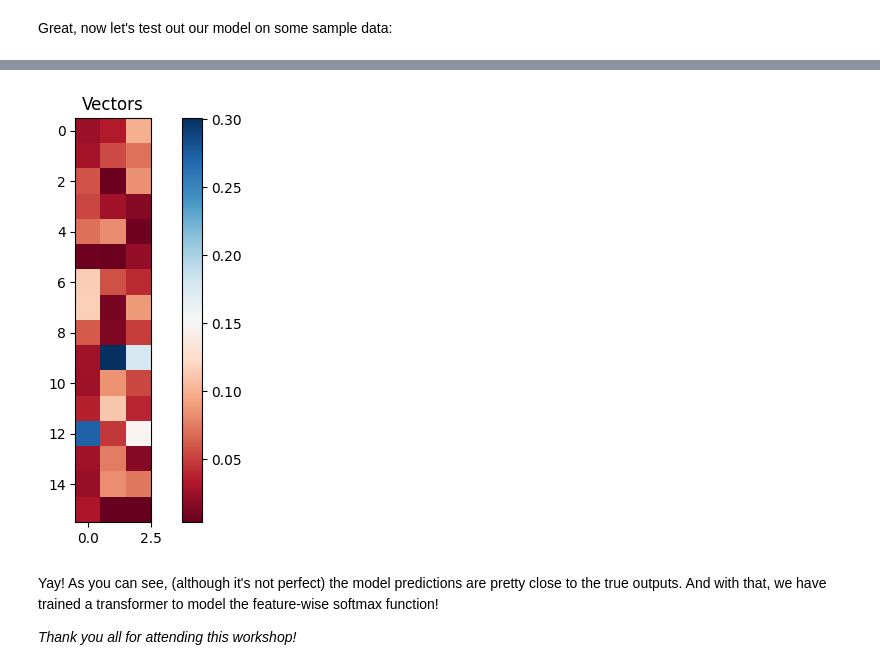
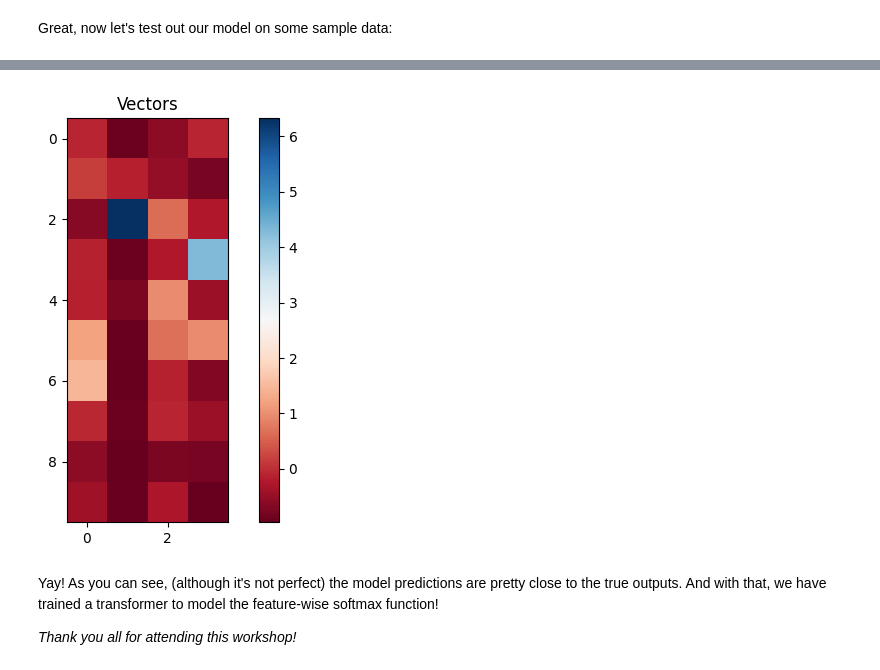
Before and after one commit to Jibby2k1/SPS_Curriculum, a Jupyter notebook: Intro_DL_4_Physics/intro_transformers/intro_transformers_blank.ipynb, the cells around one changed output, grey strips where cells are left out. Saved outputs shown, nothing was run; the diff lists cells and outputs as text; code cells hidden in the pictures.

```diff
--- a/Intro_DL_4_Physics/intro_transformers/intro_transformers_blank.ipynb
+++ b/Intro_DL_4_Physics/intro_transformers/intro_transformers_blank.ipynb
@@ -105,6 +151,34 @@ where $d$ is the embedding dimension of the model, $i \in \{1, 2, ... \frac{d}{2
 There are also some cool theoretical motivations for this formulation (to be discussed during the workshop, if I don't forget...)
 # %%
 # code for sinusoidal positional encodings goes here
+class SinusoidalPositionalEncodings(nn.Module):
+    def __init__(self, n: int):
+        super().__init__()
+        self.n = n
+
+    def compute_pos_vectors(self, k, embed_dim):
+        positional_vector = torch.zeros(embed_dim)
+        for i in range(int(embed_dim / 2)):
+            denominator = np.power(self.n, (2 * i) / embed_dim)
+            positional_vector[2 * i] = np.sin(k / denominator)
+            positional_vector[(2 * i) + 1] = np.cos(k / denominator)
+
+        return positional_vector
+
+    def forward(self, tensor):
+        # tensor is of shape (batch_size, seq_len, embed_dim)
+        # compute positional encodings
+        batch_size, seq_len, embed_dim = tensor.shape
+
+        positional_encoding_matrix = torch.zeros((seq_len, embed_dim))
+        for i in range(seq_len):
+            positional_encoding_matrix[i] = self.compute_pos_vectors(
+                k=i, embed_dim=embed_dim
+            )
+        pos_embeddings = torch.stack(
+            [positional_encoding_matrix for b in range(batch_size)]
+        )
+        return tensor + pos_embeddings
 # %% [markdown]
 The attention mechanism is at the heart of how a transformer works, but at the end of the day it just comes down to some cleverly placed matrix multiplications. Let's dig into how it works. Let's say that we have a sequence of vectors $x_1, x_2, \, \dots \, x_{\ell} \in \mathbb{R}^n$. Without loss of generality, we can choose a particular vector, say $x_1$, to focus on. We want to find out how all the other vectors influence $x_1$ so that we can update its representation in the high-dimensional latent space accordingly. To do so, first we generate a *query vector*, $q_1 \in \mathbb{R}^k$, by multiplying $x_1$ with a matrix full of learnable parameters, called $W_q \in \mathcal{M}_{k \times n}$. Additionally, we also generate *key vectors*, $k_1, k_2, \, \dots \, k_{\ell} \in \mathbb{R}^k$ by multiplying each of the input vectors by another weight matrix $W_k \in \mathcal{M}_{k \times n}$.
 
@@ -314,5 +517,16 @@ Let's see how good our model's predictions are. First, notice that although our
 First, let's load our model from disk (we already have it in main memory but let's pretend we didn't):
 # %%
 # instantiate the new model with the same architectural hyperparameters
+new_model = BasicTransformer(
+    num_layers=3,
+    input_dim=4,
+    embed_dim=32,
+    output_dim=4,
+    num_heads=4,
+    dim_feedforward=64,
+    dropout=0.0,
+)
+new_model.load_state_dict(torch.load("test_model.pth"))
+new_model.eval()
 # %% [output]
 BasicTransformer(
@@ -364,10 +580,13 @@ Great, now let's test out our model on some sample data:
 # %%
 # get our model's predictions for this sample
-# with torch.no_grad():
+with torch.no_grad():
+    pred = new_model(dataset[-1, 0, ...].unsqueeze(0)).squeeze(0)
+
+plot_vectors(pred)
 # we have to play around with some singleton dimensions to get it in the right format
 # remember to deal with normalization/denormalization to go back to the original distribution!
 # %% [output]
-[figure, old version]
+[figure, new version]
 # %% [markdown]
 Yay! As you can see, (although it's not perfect) the model predictions are pretty close to the true outputs. And with that, we have trained a transformer to model the feature-wise softmax function!
 
```
Also changed, not shown: parts of 20 cells of this notebook, 1 other file.
